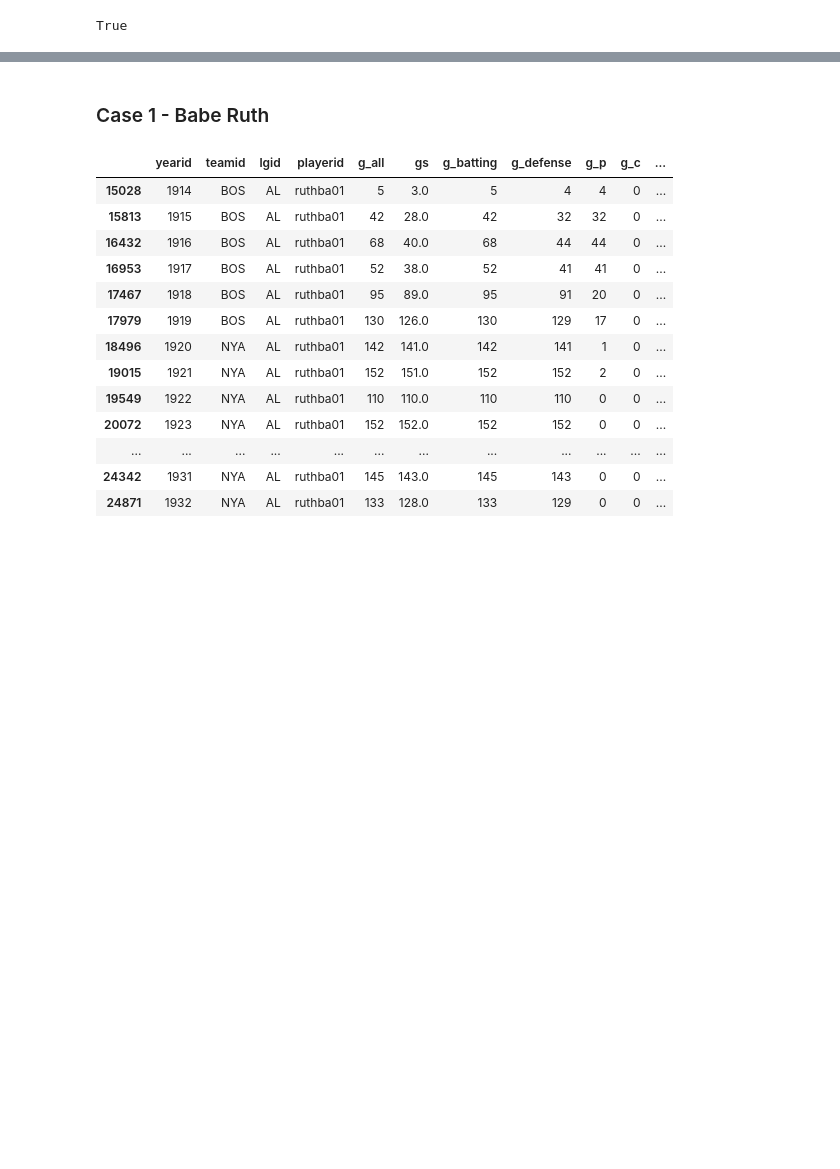
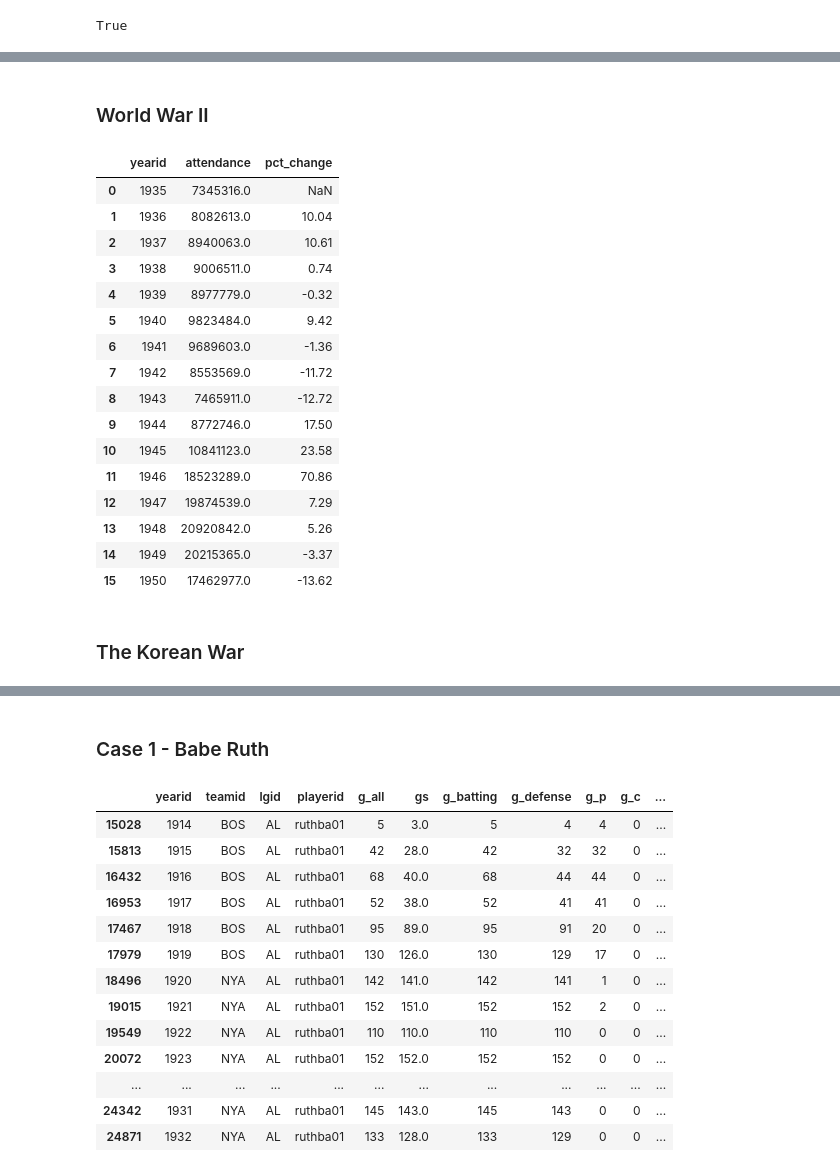
Before and after one commit to mwbarnesy/capstone, a Jupyter notebook: notebooks/lahman-mwb.ipynb, the cells around one changed output, grey strips where cells are left out. Cells and saved outputs as stored; diff of their text form; code cells hidden in the pictures; blank space fills up the shorter version.

Commit message:
Found all percent changes for each world/league event.

```diff
--- a/notebooks/lahman-mwb.ipynb
+++ b/notebooks/lahman-mwb.ipynb
@@ -46,0 +103,30 @@ appearances_df = pd.read_sql(appearances_sql, con=engine)
+# %% [markdown]
+### World War II
+# %%
+world_war_2 = teams_df.loc[(teams_df['yearid'] >= 1935) & (teams_df['yearid'] <= 1950)]
+# %%
+pct_chg_world_war_2 = world_war_2.groupby(['yearid'])['attendance'].sum().to_frame().reset_index()
+# %%
+pct_chg_world_war_2['pct_change'] = ((pct_chg_world_war_2['attendance'].pct_change()) * 100).round(2)
+# %%
+pct_chg_world_war_2
+# %% [output]
+|  | yearid | attendance | pct_change |
+| 0 | 1935 | 7345316.0 | NaN |
+| 1 | 1936 | 8082613.0 | 10.04 |
+| 2 | 1937 | 8940063.0 | 10.61 |
+| 3 | 1938 | 9006511.0 | 0.74 |
+| 4 | 1939 | 8977779.0 | -0.32 |
+| 5 | 1940 | 9823484.0 | 9.42 |
+| 6 | 1941 | 9689603.0 | -1.36 |
+| 7 | 1942 | 8553569.0 | -11.72 |
+| 8 | 1943 | 7465911.0 | -12.72 |
+| 9 | 1944 | 8772746.0 | 17.50 |
+| 10 | 1945 | 10841123.0 | 23.58 |
+| 11 | 1946 | 18523289.0 | 70.86 |
+| 12 | 1947 | 19874539.0 | 7.29 |
+| 13 | 1948 | 20920842.0 | 5.26 |
+| 14 | 1949 | 20215365.0 | -3.37 |
+| 15 | 1950 | 17462977.0 | -13.62 |
+# %% [markdown]
+### The Korean War
```
Also changed, not shown: parts of 31 cells of this notebook.
